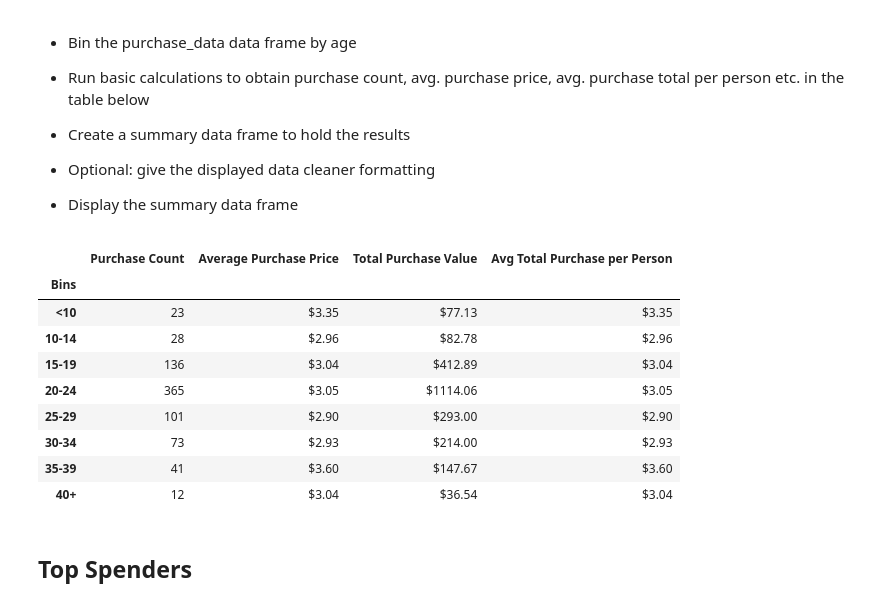
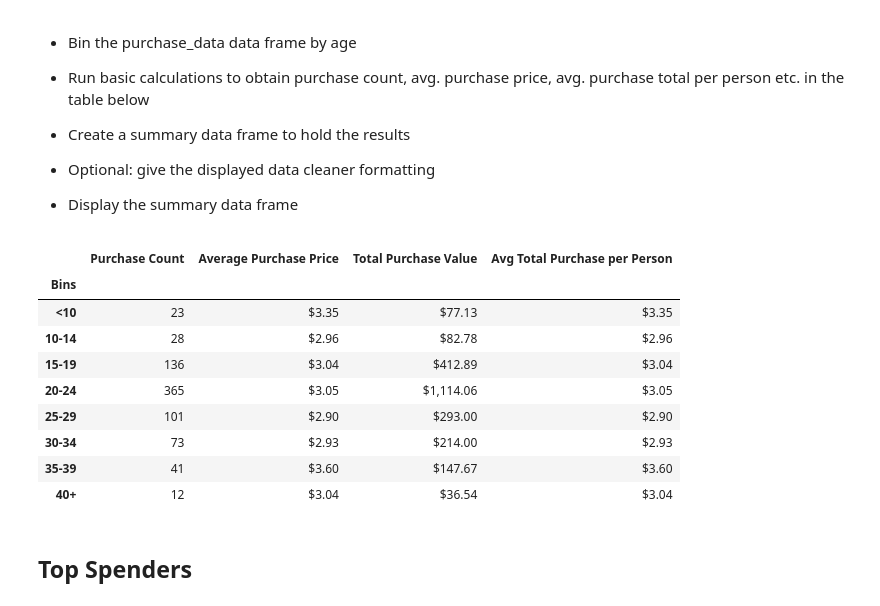
Before and after one commit to fsacamador73/pandas-challange, a Jupyter notebook: HeroesOfPymoli/HeroesOfPymoli_starter.ipynb, the cells around one changed output. Saved outputs shown, nothing was run; the diff lists cells and outputs as text; code cells hidden in the pictures.

```diff
--- a/HeroesOfPymoli/HeroesOfPymoli_starter.ipynb
+++ b/HeroesOfPymoli/HeroesOfPymoli_starter.ipynb
@@ -246,34 +246,34 @@ bygroup_summary_df
 # %%
 bins = [0,9,14,19,24,29,34,39,44]
 bins_labels = ("<10","10-14","15-19","20-24","25-29","30-34","35-39","40+")
 #pd.cut(purchase_data_df["Age"], bins, labels = bins_labels)
 purchase_data_df["Bins"] = pd.cut(purchase_data_df["Age"], bins, labels = bins_labels)
 purchase_data_df
 
 binsbygroup = purchase_data_df.groupby("Bins")
 purchasecount = binsbygroup["SN"].count()
 averagepurchase = round(binsbygroup["Price"].mean(),2)
 totalvalue = binsbygroup["Price"].sum()
 averageperson = round(totalvalue / purchasecount,2)
 
 byage_summary_df = pd.DataFrame({"Purchase Count": purchasecount,
                                  "Average Purchase Price": averagepurchase,
                                  "Total Purchase Value": totalvalue,
                                  "Avg Total Purchase per Person": averageperson
                                 })
 byage_summary_df
 
 byage_summary_df["Average Purchase Price"] = byage_summary_df["Average Purchase Price"].map("${:.2f}".format)
-byage_summary_df["Total Purchase Value"] = byage_summary_df["Total Purchase Value"].map("${:.2f}".format)
+byage_summary_df["Total Purchase Value"] = byage_summary_df["Total Purchase Value"].map("${:,.2f}".format)
 byage_summary_df["Avg Total Purchase per Person"] = byage_summary_df["Avg Total Purchase per Person"].map("${:.2f}".format)
 byage_summary_df
 # %% [output]
 |  | Purchase Count | Average Purchase Price | Total Purchase Value | Avg Total Purchase per Person |
 | Bins |  |  |  |  |
 | <10 | 23 | $3.35 | $77.13 | $3.35 |
 | 10-14 | 28 | $2.96 | $82.78 | $2.96 |
 | 15-19 | 136 | $3.04 | $412.89 | $3.04 |
-| 20-24 | 365 | $3.05 | $1114.06 | $3.05 |
+| 20-24 | 365 | $3.05 | $1,114.06 | $3.05 |
 | 25-29 | 101 | $2.90 | $293.00 | $2.90 |
 | 30-34 | 73 | $2.93 | $214.00 | $2.93 |
 | 35-39 | 41 | $3.60 | $147.67 | $3.60 |
```
Also changed, not shown: parts of 2 cells of this notebook.
